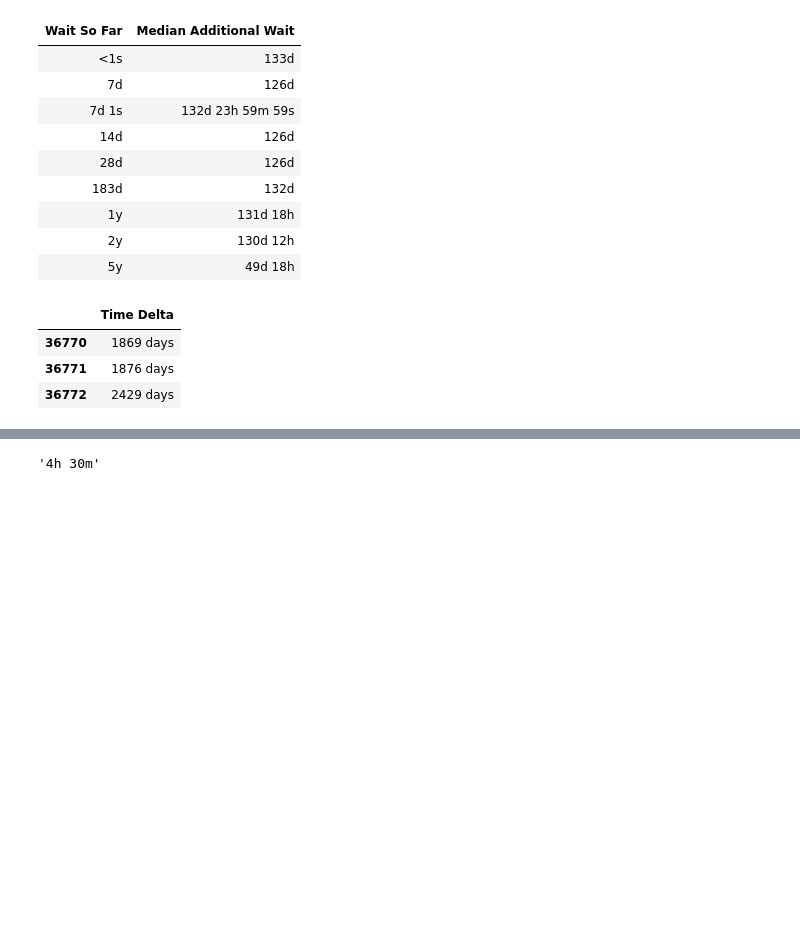
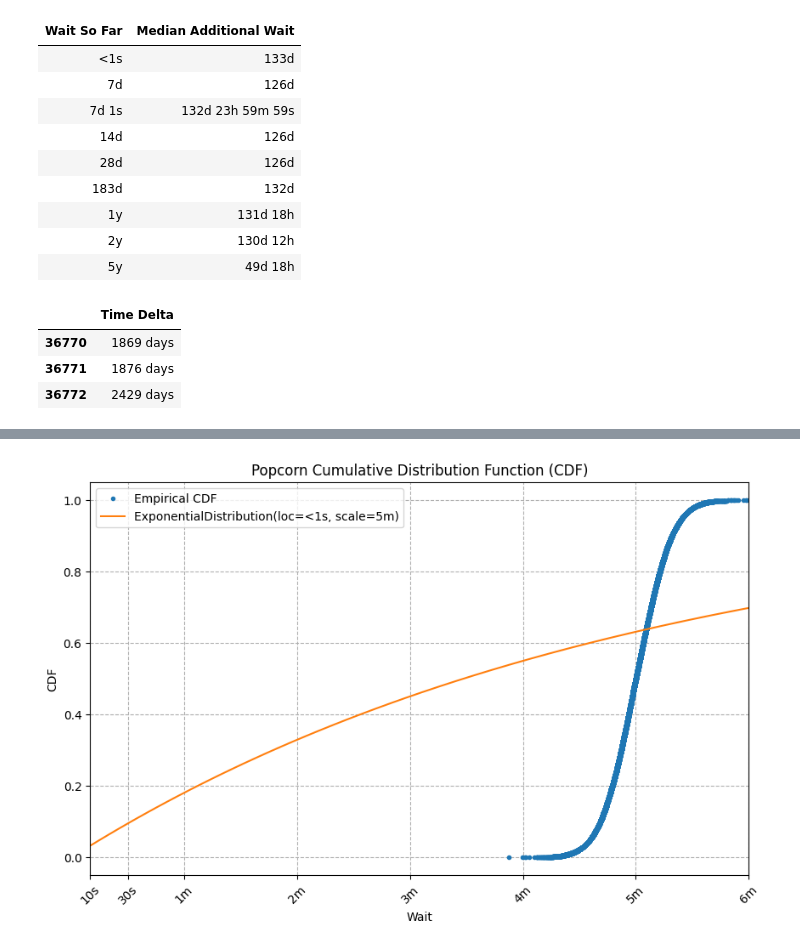
Before and after one commit to CarlKCarlK/wait-times, a Jupyter notebook: wait-times.ipynb, the cells around one changed output, grey strips where cells are left out. Cells and saved outputs as stored; diff of their text form; code cells hidden in the pictures; blank space fills up the shorter version.

```diff
--- a/wait-times.ipynb
+++ b/wait-times.ipynb
@@ -270,29 +237,0 @@ lotto_expon_label
-# %%
-import matplotlib.pyplot as plt
-
-def wait_cdf(title, sorted_df, wait_ticks, dist=None, dist_label=None, left=None, right=None, xscale='linear'):
-    wait_seconds = sorted_df['Time Delta'].dt.total_seconds() # x values
-    cdf = sorted_df['CDF'] # y values
-
-    left = left or wait_seconds.min()
-    right = right or wait_seconds.max()
-
-    plt.figure(figsize=(10, 6))
-    plt.title(title + ' Cumulative Distribution Function (CDF)')
-    plt.plot(wait_seconds, cdf, marker='.', linestyle=" ", label='Empirical CDF')
-
-    if dist is not None:
-        dist_x = np.logspace(np.log10(left), np.log10(right), 100) if xscale == 'log' else np.linspace(left, right, 100)
-        dist_y = dist.cdf(dist_x)
-        plt.plot(dist_x, dist_y, label = dist_label)
-
-    plt.xlabel('Wait')
-    plt.ylabel('CDF')
-    plt.xscale(xscale)
-    plt.xticks(wait_ticks, [seconds_to_text(wait_tick) for wait_tick in wait_ticks], rotation=45)
-    plt.xlim(left=left, right=right)
-    plt.grid(True, which="both", ls="--")
-    plt.legend(loc='upper left')
-    plt.show()
-
-wait_cdf("Lotto", lotto_df, wiki_wait_ticks, dist=lotto_expon_dist, dist_label=lotto_expon_label, xscale='log')
@@ -365,4 +237,0 @@ plt.show()
-# %%
-seconds_to_text(3600*4.5)
-# %% [output]
-'4h 30m'
@@ -368,0 +243,10 @@ seconds_to_text(3600*4.5)
+# %%
+popcorn_df['CDF'] = popcorn_df['Time Delta'].rank(pct=True)
+
+loc, scale = expon.fit(popcorn_df['Time Delta'].dt.total_seconds(), floc=0)
+popcorn_expon_dist = expon(loc=loc, scale=scale)
+popcorn_df_expon_label = f'ExponentialDistribution(loc={seconds_to_text(loc)}, scale={seconds_to_text(scale)})'
+
+wait_cdf("Popcorn", popcorn_df, popcorn_ticks, dist=popcorn_expon_dist, dist_label=popcorn_df_expon_label, left=10, right=6*60, xscale='linear' )
+# %% [output]
+[figure, added]
```
Also changed, not shown: parts of 16 cells of this notebook.
